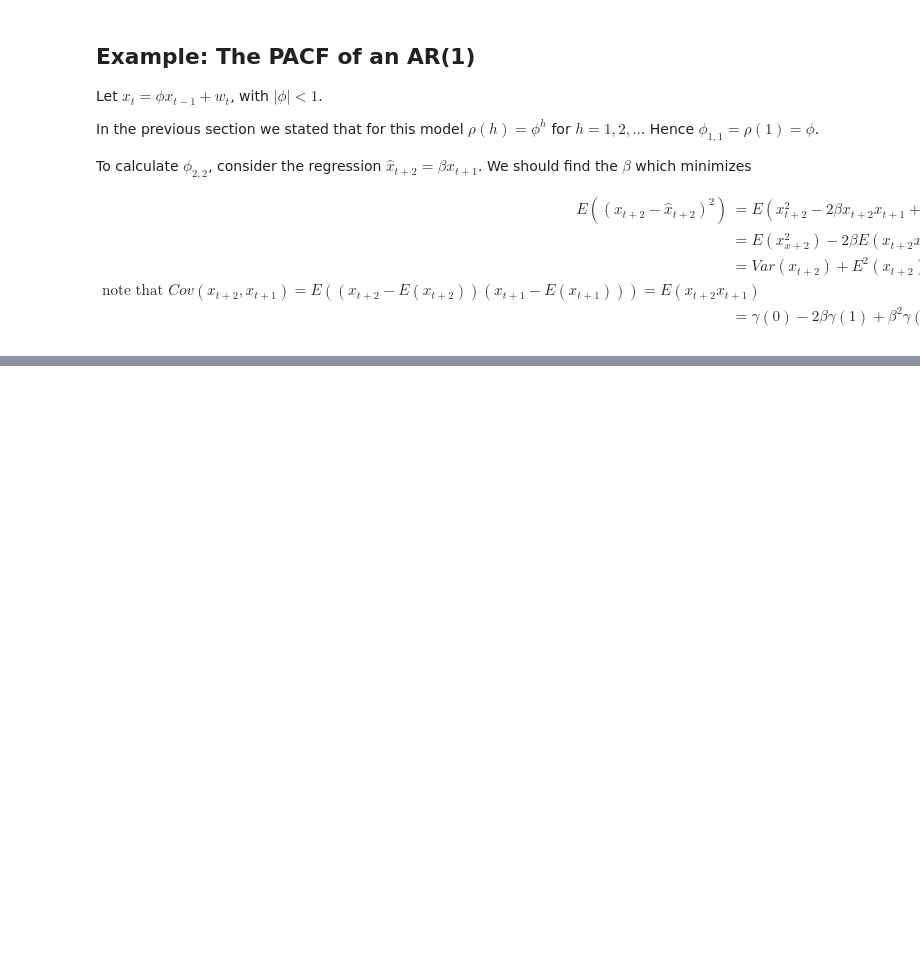
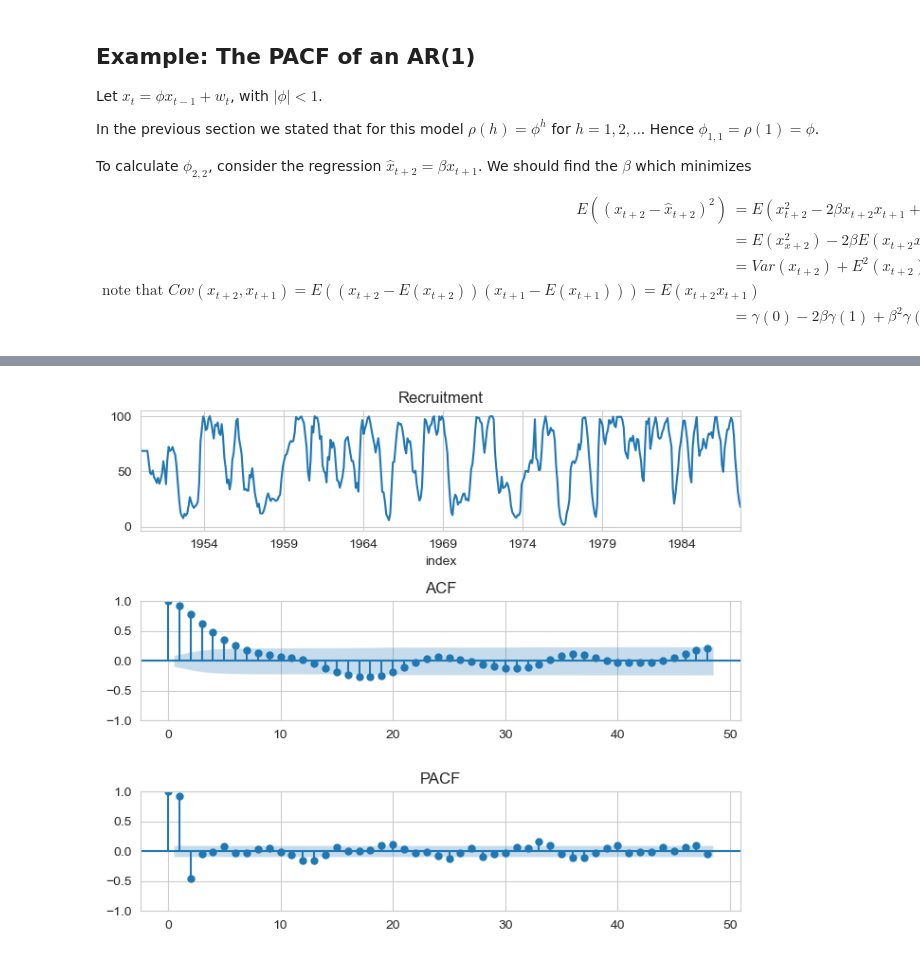
Before and after one commit to akmuthun/Time_Series_Analysis_lecture_notes_with_codes, a Jupyter notebook: Chapter_2_3_Partial_Auto_Correlation.ipynb, the cells around one changed output, grey strips where cells are left out. Drawn from its saved outputs; the diff is of its cells as text; code cells hidden in the pictures; blank space fills up the shorter version.

```diff
--- a/Chapter_2_3_Partial_Auto_Correlation.ipynb
+++ b/Chapter_2_3_Partial_Auto_Correlation.ipynb
@@ -34,0 +58,18 @@ E((x_{t+2}-\hat{x}_{t+2})^2) &= E(x^2_{t+2}-2\beta x_{t+2}x_{t+1}+\beta^2 x^2_{t
+# %%
+import numpy as np
+import pandas as pd
+import matplotlib.pyplot as plt
+import statsmodels.api as sm
+from statsmodels.formula.api import ols
+from astsadata import rec
+import seaborn as sns
+sns.set_style('whitegrid')
+# %%
+fig, axes = plt.subplots(nrows=3, figsize=(7, 6))
+rec.plot(ax=axes[0], title="Recruitment", legend=False)
+sm.graphics.tsa.plot_acf(rec, lags=48, ax = axes[1], title="ACF")
+sm.graphics.tsa.plot_pacf(rec, lags=48, ax = axes[2], title="PACF")
+fig.tight_layout()
+plt.show()
+# %% [output]
+[figure, added]
```
Also changed, not shown: parts of 9 cells of this notebook, 4 other files.
